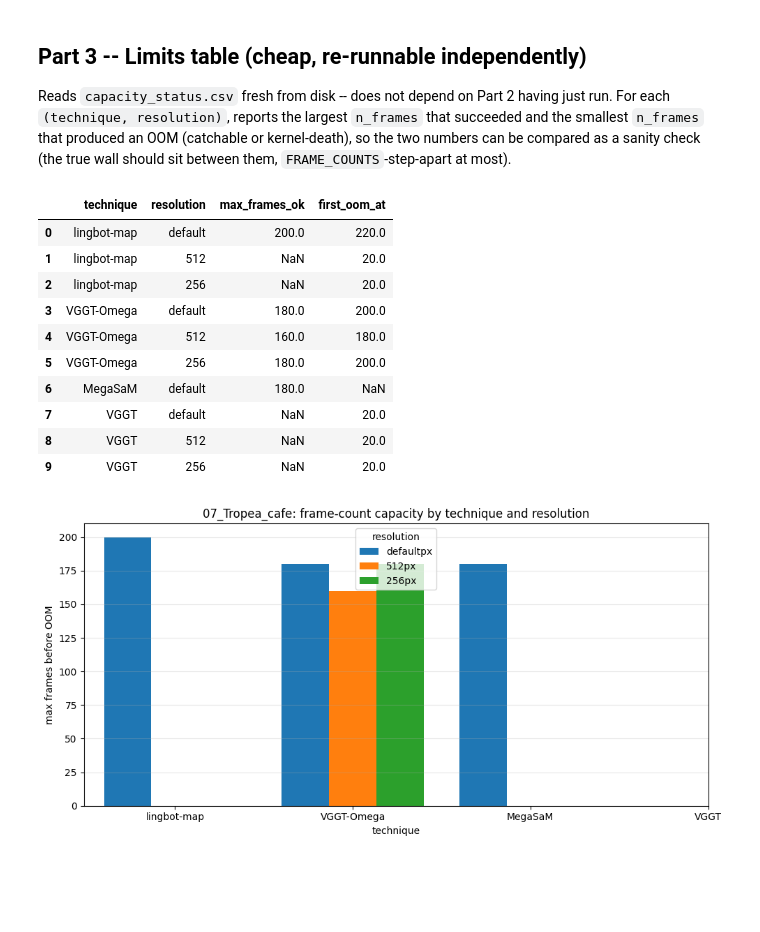
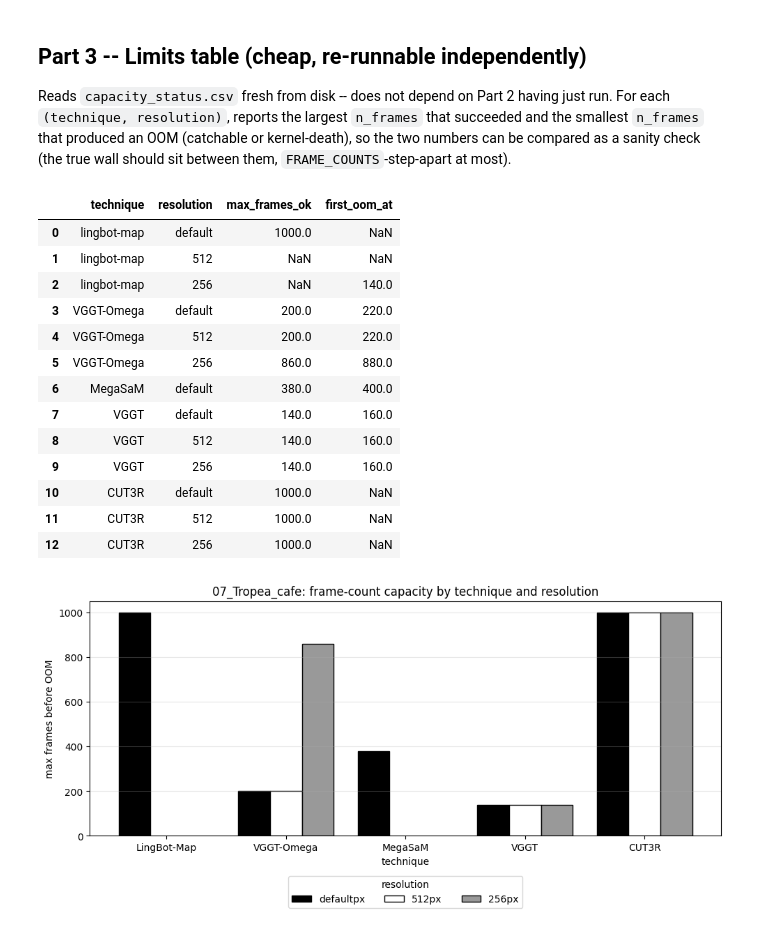
Before and after one commit to SenorBarker/Project, a Jupyter notebook: src/Experiments/AB_Capacity_test.ipynb, the cells around one changed output. Cells and saved outputs as stored; diff of their text form; code cells hidden in the pictures; blank space fills up the shorter version.

```diff
--- a/src/Experiments/AB_Capacity_test.ipynb
+++ b/src/Experiments/AB_Capacity_test.ipynb
@@ -78,7 +76,7 @@ print(f"video fps: {fps:.3f}")
 
 # Ascending, +20 each step, capped at 1000 -- ascending matters for the
 # precautionary-skip logic below (more frames -> more GPU memory).
-FRAME_COUNTS = list(range(20, 1001, 20))
+FRAME_COUNTS = list(range(860, 1001, 20))
 
 # "default" = each technique's own existing default resolution knob value (not a
 # fixed pixel count -- see the RESOLUTION_KWARGS table below). 512/256 override it
@@ -86,8 +84,10 @@ FRAME_COUNTS = list(range(20, 1001, 20))
 # Anything, UniDepth, DROID, RAFT -- run at their own fixed resolutions), so it only
 # ever runs at "default"; 512/256 are simply skipped for it further down.
 RESOLUTIONS = ["default", 512, 256]
+#RESOLUTIONS = [ 256]
 
-TECHNIQUE_ORDER = ["lingbot-map", "VGGT-Omega", "MegaSaM", "VGGT"]
+TECHNIQUE_ORDER = ["lingbot-map", "VGGT-Omega", "MegaSaM", "VGGT", "CUT3R"]
+#TECHNIQUE_ORDER = [ "VGGT-Omega"]
 
 out_dir = case_dir() / "080_Experiments"
 out_dir.mkdir(parents=True, exist_ok=True)
@@ -115,6 +115,7 @@ _SWEEP_DIRS = [
     case_dir() / "035_VGGT_O_output" / experiment,
     case_dir() / "036_lingbot_map_output" / experiment,
     case_dir() / "036_MEGASAM_output" / experiment,
+    case_dir() / "035_CUT3R_output" / experiment,
 ]
 _SWEEP_FILES = [status_path, results_path, limits_path]
 
@@ -282,6 +285,7 @@ def _technique_output_dir(technique, experiment_tag):
         "VGGT-Omega": "035_VGGT_O_output",
         "MegaSaM": "036_MEGASAM_output",
         "VGGT": "034_VGGT_output",
+        "CUT3R": "035_CUT3R_output",
     }[technique]
     return case_dir() / stage_dir / experiment_tag
 
@@ -417,7 +421,8 @@ for n_frames in FRAME_COUNTS:
         for technique in TECHNIQUE_ORDER:
             if technique == "MegaSaM" and resolution != "default":
                 continue  # no resolution knob exposed -- see the config cell's note
-
+            if technique == "lingbot-map" and resolution != "default":
+                continue
             technique_output_dir = _technique_output_dir(technique, experiment_tag)
 
             if technique == "lingbot-map":
@@ -470,7 +475,7 @@ for n_frames in FRAME_COUNTS:
                     sys.path.insert(0, str(project_root / "Models" / "VGGT" / "vggt"))
                     from demo_colmap import demo_fn
 
-                    load_resolution = 128 if resolution == "default" else resolution
+                    load_resolution = 518 if resolution == "default" else resolution
                     vggt_output_dir = case_dir() / "034_VGGT_output" / experiment_tag
                     vggt_args = argparse.Namespace(
                         scene_dir=str(case_dir()), image_dir=str(frames_dir), output_dir=str(vggt_output_dir),
@@ -489,6 +494,20 @@ for n_frames in FRAME_COUNTS:
                         f"VGGT produced no extrinsic.npy/intrinsic.npy in {vggt_output_dir}"
                     return {"runtime_min": runtime}
 
+            elif technique == "CUT3R":
+                def _run(resolution=resolution, frames_dir=frames_dir):
+                    kwargs = {} if resolution == "default" else {"size": resolution}
+                    t0 = time.perf_counter()
+                    run_cut3r(
+                        frames_dir=str(frames_dir), output_dir=str(cut3r_output_dir()),
+                        ckpt_path=project_root / "Models" / "CUT3R" / "src" / "cut3r_512_dpt_4_64.pth",
+                        render_3rdperson=False, **kwargs,
+                    )
+                    runtime = (time.perf_counter() - t0) / 60
+                    camera_files = list((cut3r_output_dir() / "camera").glob("*.npz"))
+                    assert camera_files, f"CUT3R produced no output in {cut3r_output_dir()}"
+                    return {"runtime_min": runtime, "n_output_frames": len(camera_files)}
+
             run_attempt(technique, resolution, n_frames, _run)
 
             # Free disk immediately -- this technique's recon output is only ever
@@ -618,38 +621,41 @@ _atomic_to_csv(limits_df, limits_path)
 limits_df
 # %% [output]
 |  | technique | resolution | max_frames_ok | first_oom_at |
-| 0 | lingbot-map | default | 200.0 | 220.0 |
-| 1 | lingbot-map | 512 | NaN | 20.0 |
-| 2 | lingbot-map | 256 | NaN | 20.0 |
-| 3 | VGGT-Omega | default | 180.0 | 200.0 |
-| 4 | VGGT-Omega | 512 | 160.0 | 180.0 |
-| 5 | VGGT-Omega | 256 | 180.0 | 200.0 |
-| 6 | MegaSaM | default | 180.0 | NaN |
-| 7 | VGGT | default | NaN | 20.0 |
-| 8 | VGGT | 512 | NaN | 20.0 |
-| 9 | VGGT | 256 | NaN | 20.0 |
+| 0 | lingbot-map | default | 1000.0 | NaN |
+| 1 | lingbot-map | 512 | NaN | NaN |
+| 2 | lingbot-map | 256 | NaN | 140.0 |
+| 3 | VGGT-Omega | default | 200.0 | 220.0 |
+| 4 | VGGT-Omega | 512 | 200.0 | 220.0 |
+| 5 | VGGT-Omega | 256 | 860.0 | 880.0 |
+| 6 | MegaSaM | default | 380.0 | 400.0 |
+| 7 | VGGT | default | 140.0 | 160.0 |
+| 8 | VGGT | 512 | 140.0 | 160.0 |
+| 9 | VGGT | 256 | 140.0 | 160.0 |
+| 10 | CUT3R | default | 1000.0 | NaN |
+| 11 | CUT3R | 512 | 1000.0 | NaN |
+| 12 | CUT3R | 256 | 1000.0 | NaN |
 # %%
-tab10 = plt.cm.tab10.colors
-COLOR_MAP = {"default": tab10[0], 512: tab10[1], 256: tab10[2]}
+DISPLAY_NAMES = {"lingbot-map": "LingBot-Map"}
 
 techniques = [t for t in TECHNIQUE_ORDER if t in limits_df["technique"].unique()]
 x = np.arange(len(techniques))
 width = 0.8 / len(RESOLUTIONS)
 
 fig, ax = plt.subplots(figsize=(10, 5))
 for i, resolution in enumerate(RESOLUTIONS):
     sub = limits_df[limits_df["resolution"] == resolution].set_index("technique")["max_frames_ok"]
     heights = [sub.get(t, np.nan) for t in techniques]
     ax.bar(x + i * width - 0.4 + width / 2, heights, width, label=f"{resolution}px",
-           color=COLOR_MAP.get(resolution))
+           color=COLOR_MAP.get(resolution), edgecolor="black")
 
 ax.set_xticks(x)
-ax.set_xticklabels(techniques)
+ax.set_xticklabels([DISPLAY_NAMES.get(t, t) for t in techniques])
 ax.set_xlabel("technique")
 ax.set_ylabel("max frames before OOM")
 ax.set_title(f"{case_name}: frame-count capacity by technique and resolution")
-ax.legend(title="resolution")
+ax.legend(title="resolution", loc="upper center", bbox_to_anchor=(0.5, -0.15), ncol=len(RESOLUTIONS))
 ax.grid(axis="y", alpha=0.3)
 fig.tight_layout()
+fig.savefig(out_dir / "capacity_limits.pdf", bbox_inches="tight")
 # %% [output]
-[figure, old version]
+[figure, new version]
```
Also changed, not shown: parts of 6 cells of this notebook, 38 other files.
